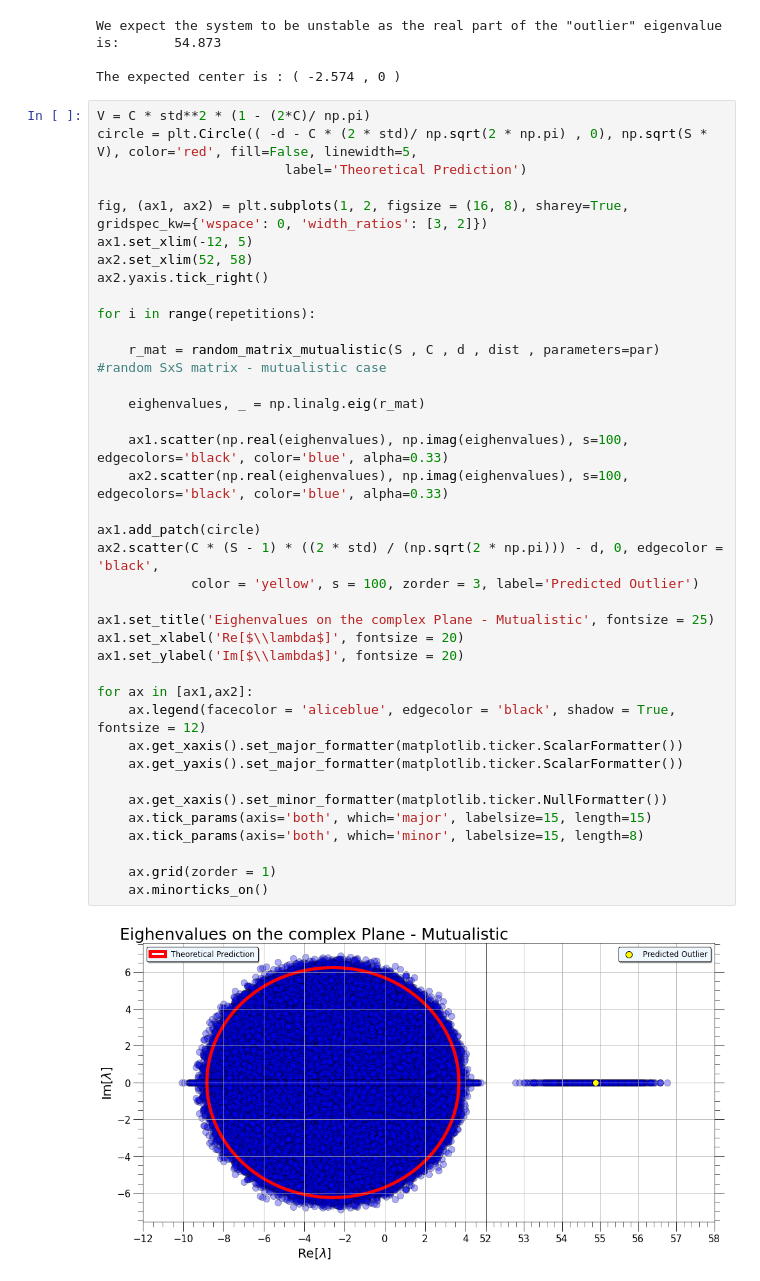
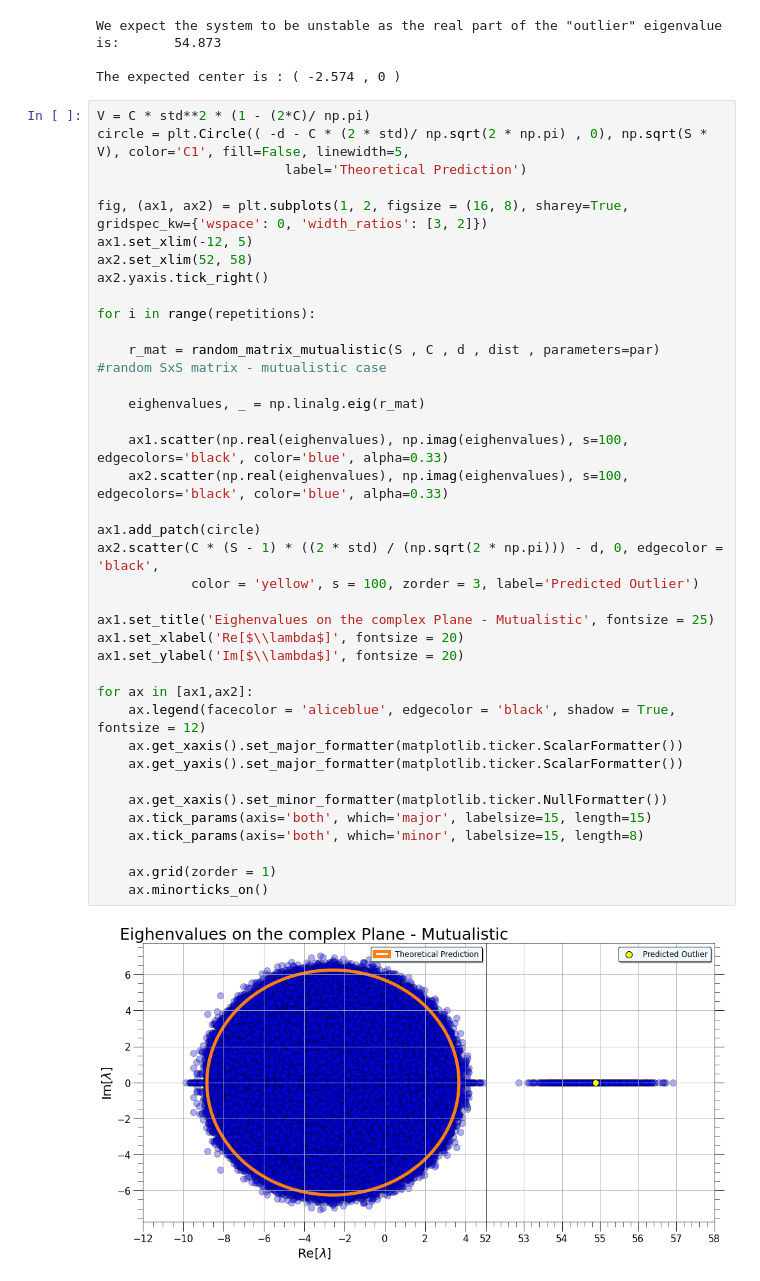
Before and after one commit to AndreaLazzari/PhysicalModelsOfLivingSystems, a Jupyter notebook: Week4/Homework_Week4_Lazzari.ipynb, the cells around one changed output. Saved outputs shown, nothing was run; the diff lists cells and outputs as text.

```diff
--- a/Week4/Homework_Week4_Lazzari.ipynb
+++ b/Week4/Homework_Week4_Lazzari.ipynb
@@ -204,7 +204,7 @@ We expect the system to be unstable as the real part of the "outlier" eigenvalue
 The expected center is : ( -2.574 , 0 )
 # %%
 V = C * std**2 * (1 - (2*C)/ np.pi)
-circle = plt.Circle(( -d - C * (2 * std)/ np.sqrt(2 * np.pi) , 0), np.sqrt(S * V), color='red', fill=False, linewidth=5,
+circle = plt.Circle(( -d - C * (2 * std)/ np.sqrt(2 * np.pi) , 0), np.sqrt(S * V), color='C1', fill=False, linewidth=5,
                         label='Theoretical Prediction')
 
 fig, (ax1, ax2) = plt.subplots(1, 2, figsize = (16, 8), sharey=True, gridspec_kw={'wspace': 0, 'width_ratios': [3, 2]})
@@ -214,34 +214,34 @@ ax2.yaxis.tick_right()
 
 for i in range(repetitions):
 
     r_mat = random_matrix_mutualistic(S , C , d , dist , parameters=par)    #random SxS matrix - mutualistic case
 
     eighenvalues, _ = np.linalg.eig(r_mat)
 
     ax1.scatter(np.real(eighenvalues), np.imag(eighenvalues), s=100, edgecolors='black', color='blue', alpha=0.33)
     ax2.scatter(np.real(eighenvalues), np.imag(eighenvalues), s=100, edgecolors='black', color='blue', alpha=0.33)
 
 ax1.add_patch(circle)
 ax2.scatter(C * (S - 1) * ((2 * std) / (np.sqrt(2 * np.pi))) - d, 0, edgecolor = 'black',
             color = 'yellow', s = 100, zorder = 3, label='Predicted Outlier')
 
 ax1.set_title('Eighenvalues on the complex Plane - Mutualistic', fontsize = 25)
 ax1.set_xlabel('Re[$\\lambda$]', fontsize = 20)
 ax1.set_ylabel('Im[$\\lambda$]', fontsize = 20)
 
 for ax in [ax1,ax2]:
     ax.legend(facecolor = 'aliceblue', edgecolor = 'black', shadow = True, fontsize = 12)
     ax.get_xaxis().set_major_formatter(matplotlib.ticker.ScalarFormatter())
     ax.get_yaxis().set_major_formatter(matplotlib.ticker.ScalarFormatter())
 
     ax.get_xaxis().set_minor_formatter(matplotlib.ticker.NullFormatter())
     ax.tick_params(axis='both', which='major', labelsize=15, length=15)
     ax.tick_params(axis='both', which='minor', labelsize=15, length=8)
 
     ax.grid(zorder = 1)
     ax.minorticks_on()
 # %% [output]
-[figure, old version]
+[figure, new version]
 # %% [markdown]
 ## Scaling of the Maximum Eighenvalue
 
```
Also changed, not shown: parts of 5 cells of this notebook.
